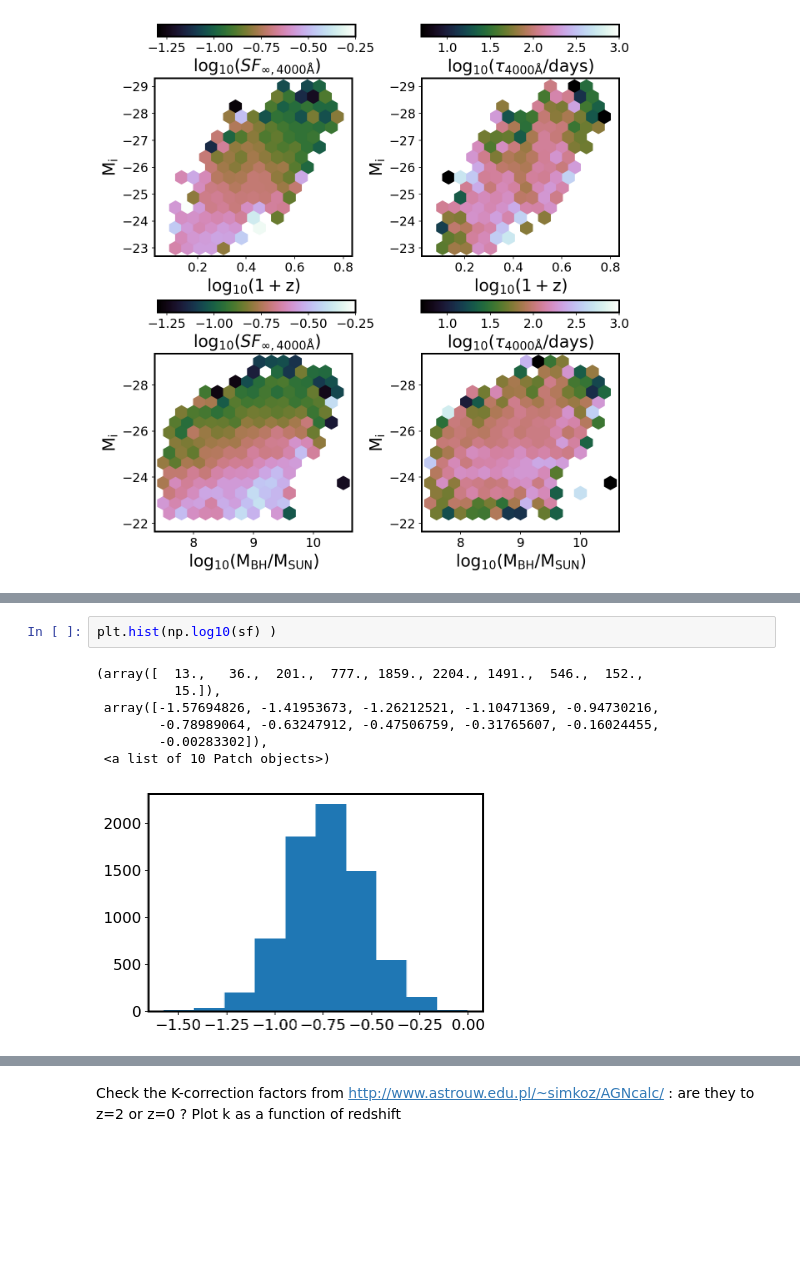
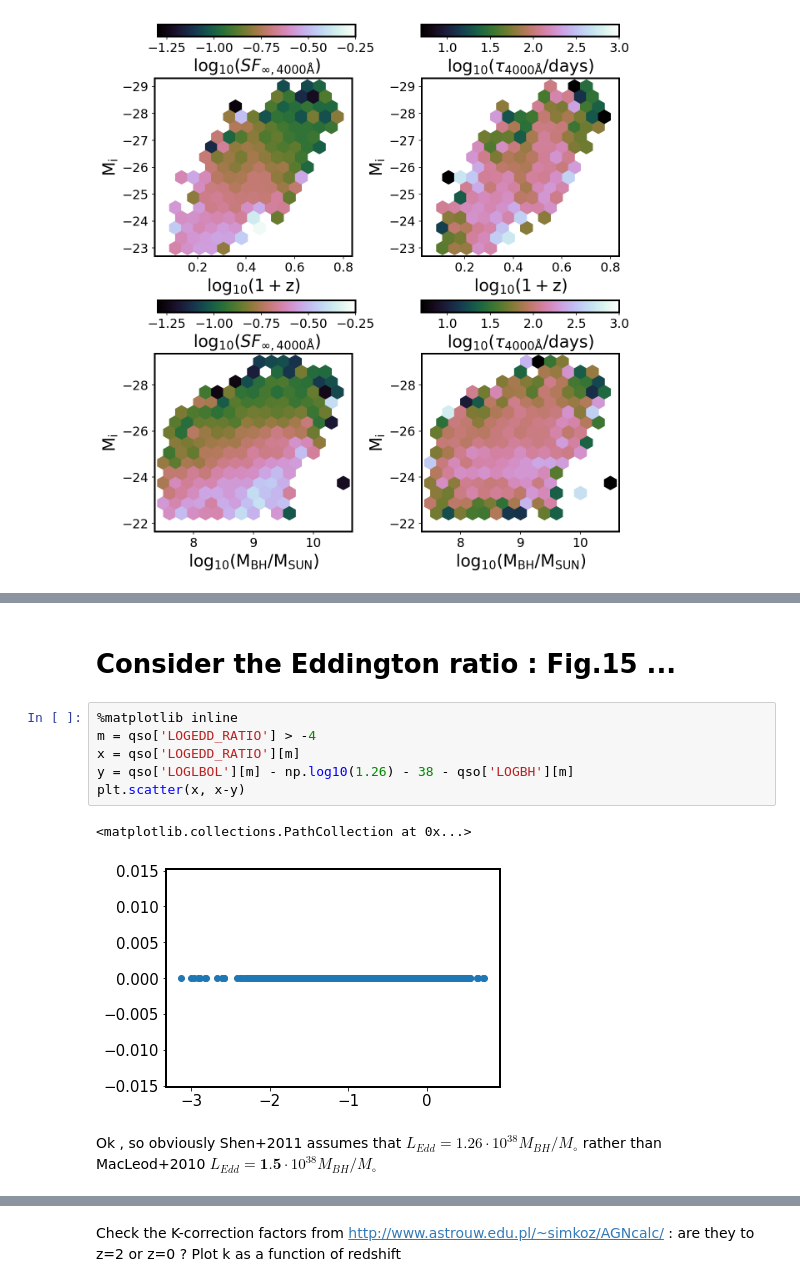
Before and after one commit to suberlak/PS1_SDSS_CRTS, a Jupyter notebook: code2/Trends_quasar_properties.ipynb, the cells around one changed output, grey strips where cells are left out. Saved outputs shown, nothing was run; the diff lists cells and outputs as text; blank space fills up the shorter version.

```diff
--- a/code2/Trends_quasar_properties.ipynb
+++ b/code2/Trends_quasar_properties.ipynb
@@ -325,10 +319,13 @@ plt.hist(np.log10(tau) )
-# %%
-plt.hist(np.log10(sf) )
-# %% [output]
-(array([  13.,   36.,  201.,  777., 1859., 2204., 1491.,  546.,  152.,
-          15.]),
- array([-1.57694826, -1.41953673, -1.26212521, -1.10471369, -0.94730216,
-        -0.78989064, -0.63247912, -0.47506759, -0.31765607, -0.16024455,
-        -0.00283302]),
- <a list of 10 Patch objects>)
-[figure, removed]
+# %% [markdown]
+# Consider the Eddington ratio : Fig.15 ...
+# %%
+%matplotlib inline
+m = qso['LOGEDD_RATIO'] > -4
+x = qso['LOGEDD_RATIO'][m]
+y = qso['LOGLBOL'][m] - np.log10(1.26) - 38 - qso['LOGBH'][m]
+plt.scatter(x, x-y)
+# %% [output]
+<matplotlib.collections.PathCollection at 0x...>
+[figure, added]
+# %% [markdown]
+Ok , so obviously Shen+2011 assumes that   $L_{Edd} = 1.26 \cdot 10^{38} M_{BH} / M_{\circ}$  rather than  MacLeod+2010  $L_{Edd} = \textbf{1.5}\cdot 10^{38} M_{BH} / M_{\circ}$
```
Also changed, not shown: parts of 69 cells of this notebook.
